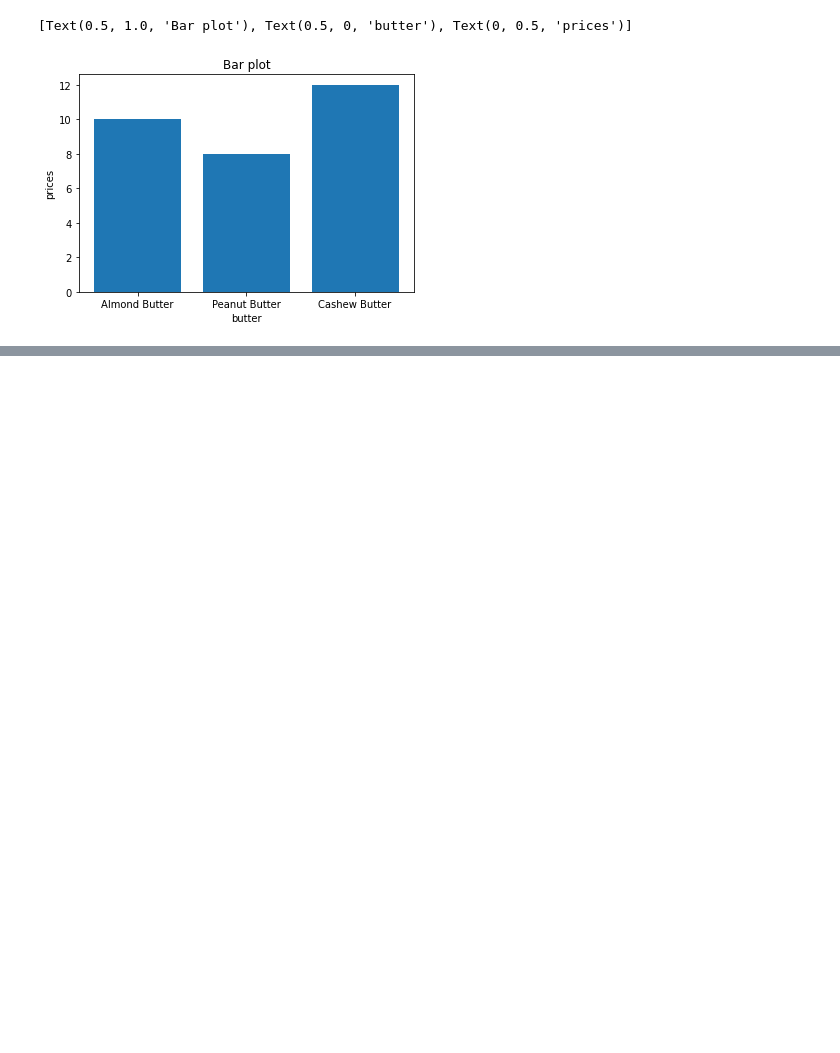
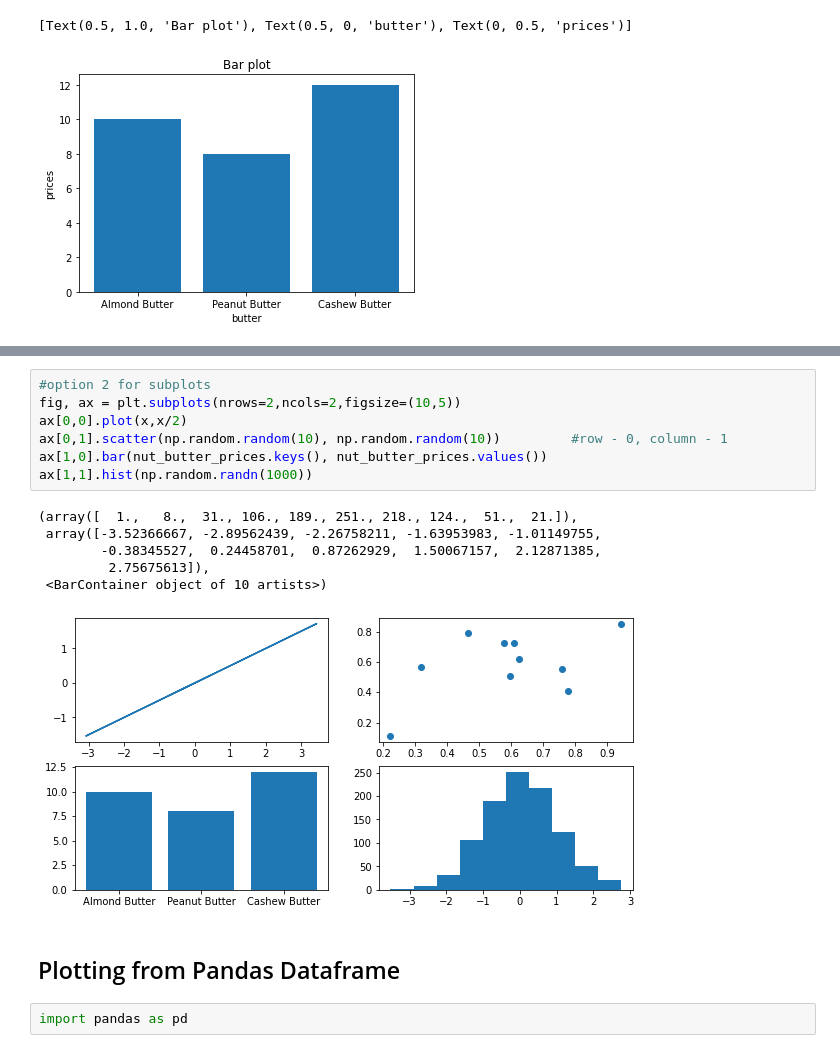
Before and after one commit to Nidhi-1223/Zero-to-Master-s-Machine-Learning-Course, a Jupyter notebook: Matplotlib Library/matplotlib.ipynb, the cells around one changed output, grey strips where cells are left out. Saved outputs shown, nothing was run; the diff lists cells and outputs as text; blank space fills up the shorter version.

```diff
--- a/Matplotlib Library/matplotlib.ipynb
+++ b/Matplotlib Library/matplotlib.ipynb
@@ -149,0 +182,18 @@ ax.set(title="Bar plot", xlabel="butter", ylabel="prices")
+# %%
+#option 2 for subplots
+fig, ax = plt.subplots(nrows=2,ncols=2,figsize=(10,5))
+ax[0,0].plot(x,x/2)
+ax[0,1].scatter(np.random.random(10), np.random.random(10))         #row - 0, column - 1
+ax[1,0].bar(nut_butter_prices.keys(), nut_butter_prices.values())
+ax[1,1].hist(np.random.randn(1000))
+# %% [output]
+(array([  1.,   8.,  31., 106., 189., 251., 218., 124.,  51.,  21.]),
+ array([-3.52366667, -2.89562439, -2.26758211, -1.63953983, -1.01149755,
+        -0.38345527,  0.24458701,  0.87262929,  1.50067157,  2.12871385,
+         2.75675613]),
+ <BarContainer object of 10 artists>)
+[figure, added]
+# %% [markdown]
+## Plotting from Pandas Dataframe
+# %%
+import pandas as pd
```
Also changed, not shown: parts of 26 cells of this notebook, 2 other files.
